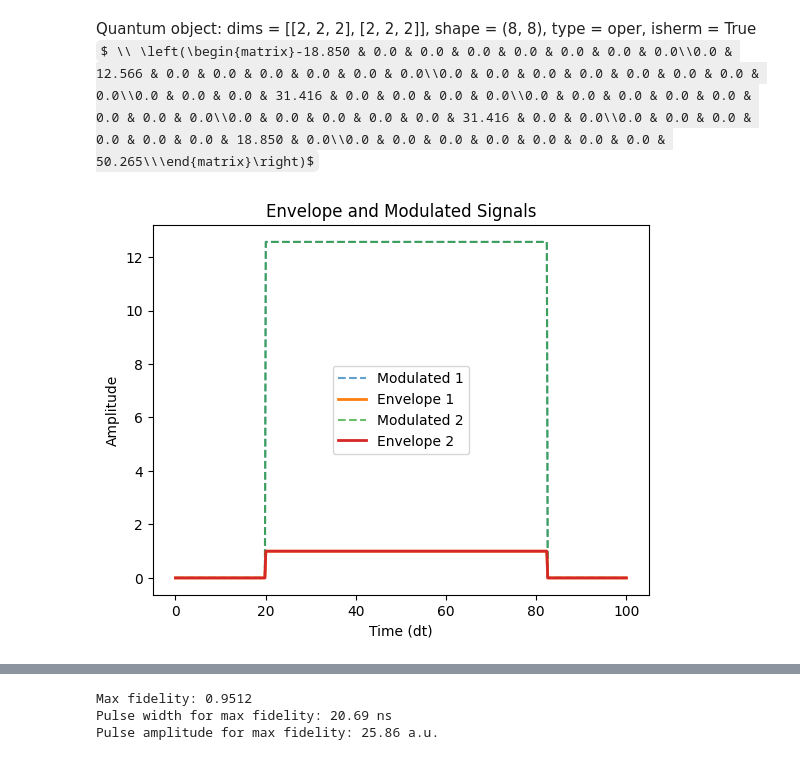
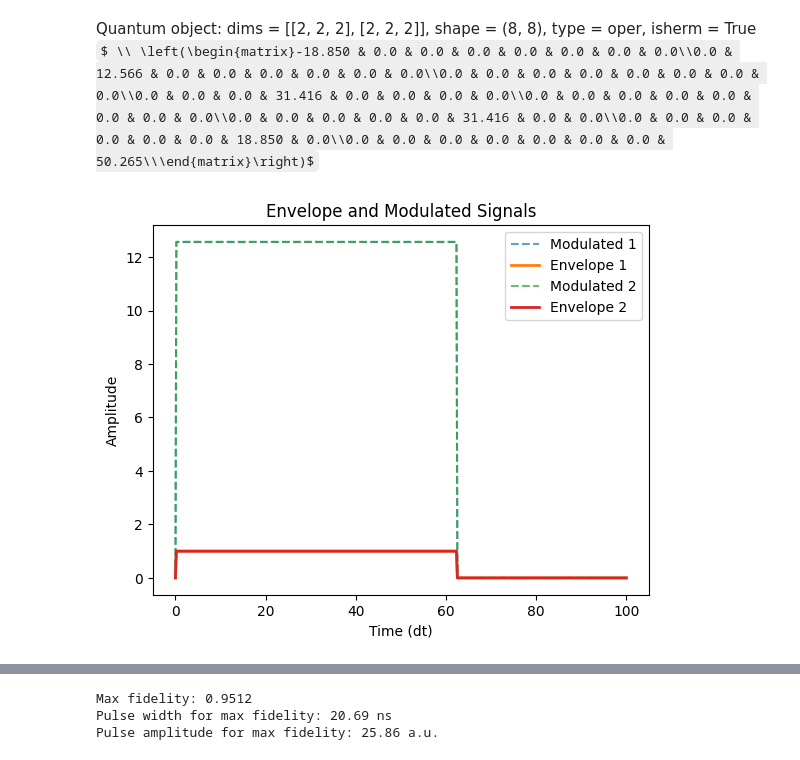
Before and after one commit to Pitt-JonesLab/quantum_logical, a Jupyter notebook: src/notebooks/pulse_sim/02_qubit_cavity.ipynb, the cells around one changed output, grey strips where cells are left out. Drawn from its saved outputs; the diff is of its cells as text; code cells hidden in the pictures; some formulas as TeX source.

```diff
--- a/src/notebooks/pulse_sim/02_qubit_cavity.ipynb
+++ b/src/notebooks/pulse_sim/02_qubit_cavity.ipynb
@@ -57,19 +57,19 @@ for mode in quantum_system.modes:
 # %%
 width_d1 = 5 * np.pi / (4 * quantum_system.couplings[(qubit1, cavity)])
 # width_d2 = 2 * np.pi / (4 * quantum_system.couplings[(qubit2, cavity)])
 
-args1 = {"shape": Pulse.box, "shape_params": {"t0": 20, "width": width_d1}}
+args1 = {"shape": Pulse.box, "shape_params": {"t0": 0, "width": width_d1}}
 pulse1 = Pulse(omega=0.0, amp=np.abs(qubit1.freq - cavity.freq))
 lambda_pulse1 = lambda t, args: pulse1.drive(t, args1)  # noqa: E731
 
-args2 = {"shape": Pulse.box, "shape_params": {"t0": 20, "width": width_d1}}
+args2 = {"shape": Pulse.box, "shape_params": {"t0": 0, "width": width_d1}}
 pulse2 = Pulse(omega=0.0, amp=np.abs(qubit2.freq - cavity.freq))
 lambda_pulse2 = lambda t, args: pulse2.drive(t, args2)  # noqa: E731
 
 # plot an example pulse from the experiment to verify its shape
 t_list = np.linspace(0, 100, 500)
 Pulse.plot_pulse([(pulse1, args1), (pulse2, args2)], t_list)
 # %% [output]
-[figure, old version]
+[figure, new version]
 # %%
 # Define experiment constants
```
Also changed, not shown: parts of 5 cells of this notebook.
